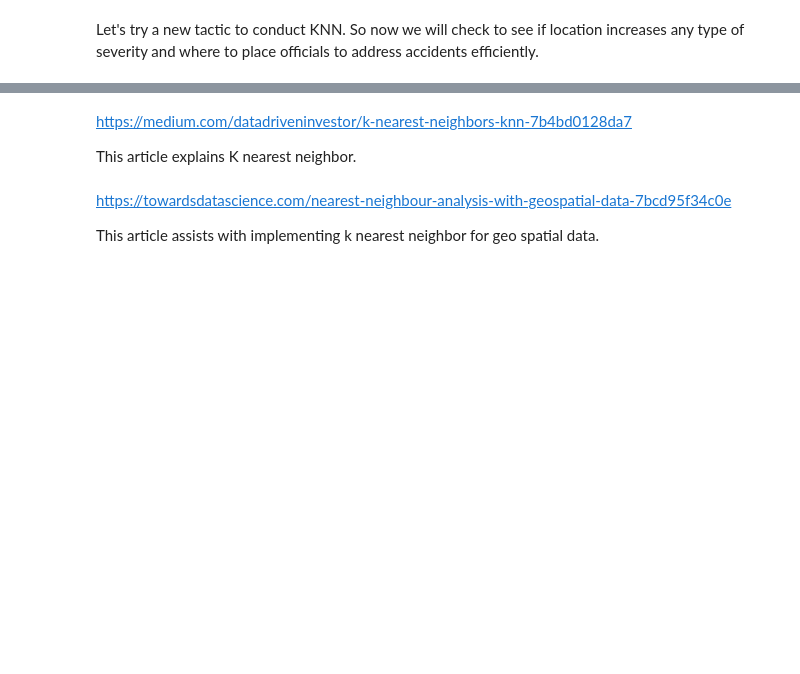
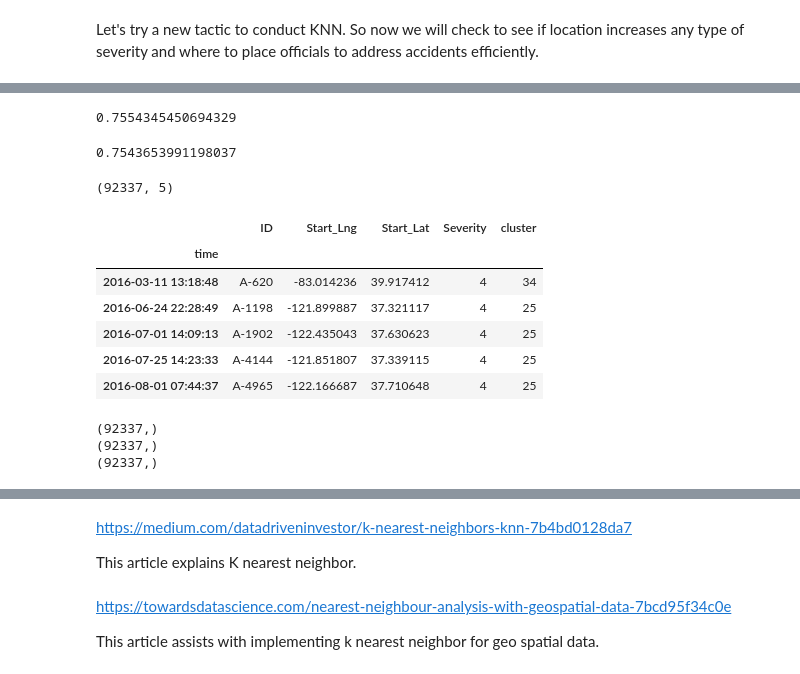
Before and after one commit to Mvgrillo1357/Ai-Platform-Engineering, a Jupyter notebook: michael_grillo_personalproject.ipynb, the cells around one changed output, grey strips where cells are left out. Cells and saved outputs as stored; diff of their text form; code cells hidden in the pictures; blank space fills up the shorter version.

```diff
--- a/michael_grillo_personalproject.ipynb
+++ b/michael_grillo_personalproject.ipynb
@@ -420,0 +716,47 @@ This is a great source for understanding coordinate reference systems.
+# %%
+accidentneighborsf = KNeighborsClassifier(n_neighbors=400, p=1)
+accidentneighborsf.fit(Xf_train, yf_train)
+predictionsf = accidentneighborsf.predict(Xf_test)
+accuracyf=np.sum(predictionsf == yf_test) / len(yf_test)
+print(accuracyf)
+# %% [output]
+0.7554345450694329
+# %%
+accidentneighborsf = KNeighborsClassifier(n_neighbors=430, p=1)
+accidentneighborsf.fit(Xf_train, yf_train)
+predictionsf = accidentneighborsf.predict(Xf_test)
+accuracyf=np.sum(predictionsf == yf_test) / len(yf_test)
+print(accuracyf)
+# %% [output]
+0.7543653991198037
+# %%
+df_bad=df_traffic.loc[(df_traffic['Severity']==4)][['ID', 'Start_Lng', 'Start_Lat', 'Severity']]
+# %%
+kmean = KMeans(490)
+clusters = kmeans.fit_predict(df_bad[['Start_Lat','Start_Lng']])
+# %%
+df_bad['cluster'] = kmeans.predict(df_bad[['Start_Lat','Start_Lng']])
+df_bad.shape
+# %% [output]
+(92337, 5)
+# %%
+df_bad.head()
+# %% [output]
+|  | ID | Start_Lng | Start_Lat | Severity | cluster |
+| time |  |  |  |  |  |
+| 2016-03-11 13:18:48 | A-620 | -83.014236 | 39.917412 | 4 | 34 |
+| 2016-06-24 22:28:49 | A-1198 | -121.899887 | 37.321117 | 4 | 25 |
+| 2016-07-01 14:09:13 | A-1902 | -122.435043 | 37.630623 | 4 | 25 |
+| 2016-07-25 14:23:33 | A-4144 | -121.851807 | 37.339115 | 4 | 25 |
+| 2016-08-01 07:44:37 | A-4965 | -122.166687 | 37.710648 | 4 | 25 |
+# %%
+xu=np.array(df_bad['Start_Lng'])
+yu=np.array(df_bad['Start_Lat'])
+print(xu.shape)
+print(yu.shape)
+ctestu=np.array(df_bad['cluster'])
+print(ctestu.shape)
+# %% [output]
+(92337,)
+(92337,)
+(92337,)
```
Also changed, not shown: parts of 72 cells of this notebook.
